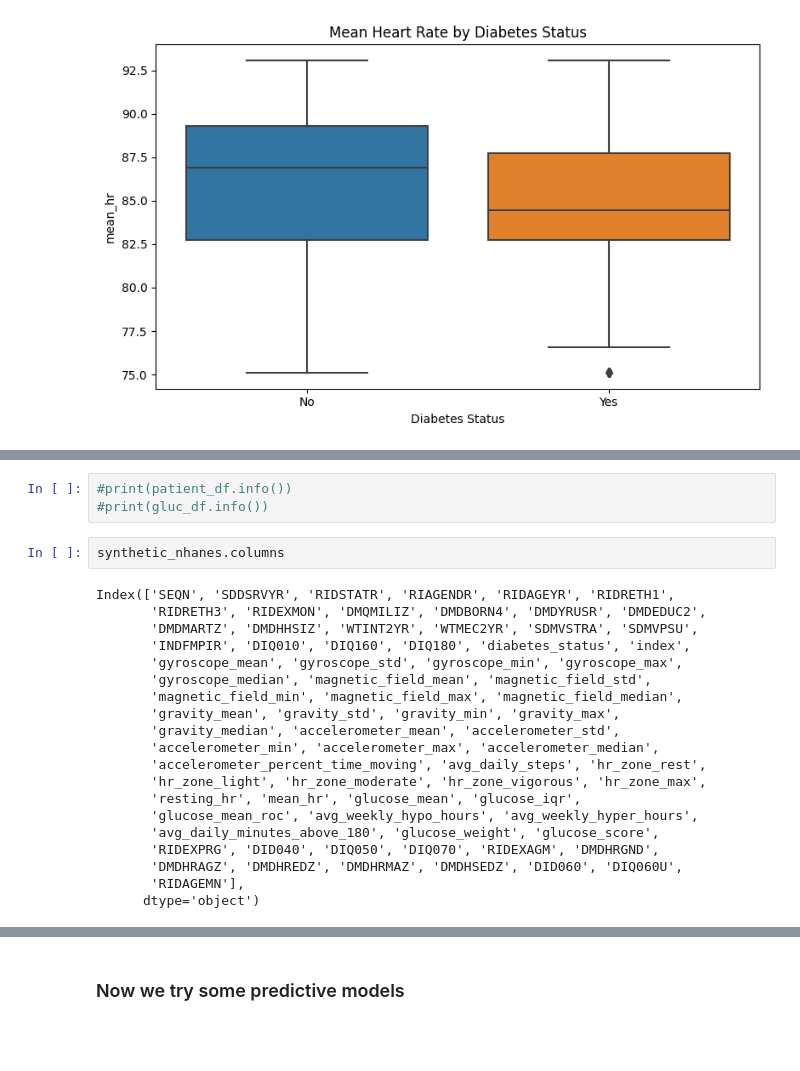
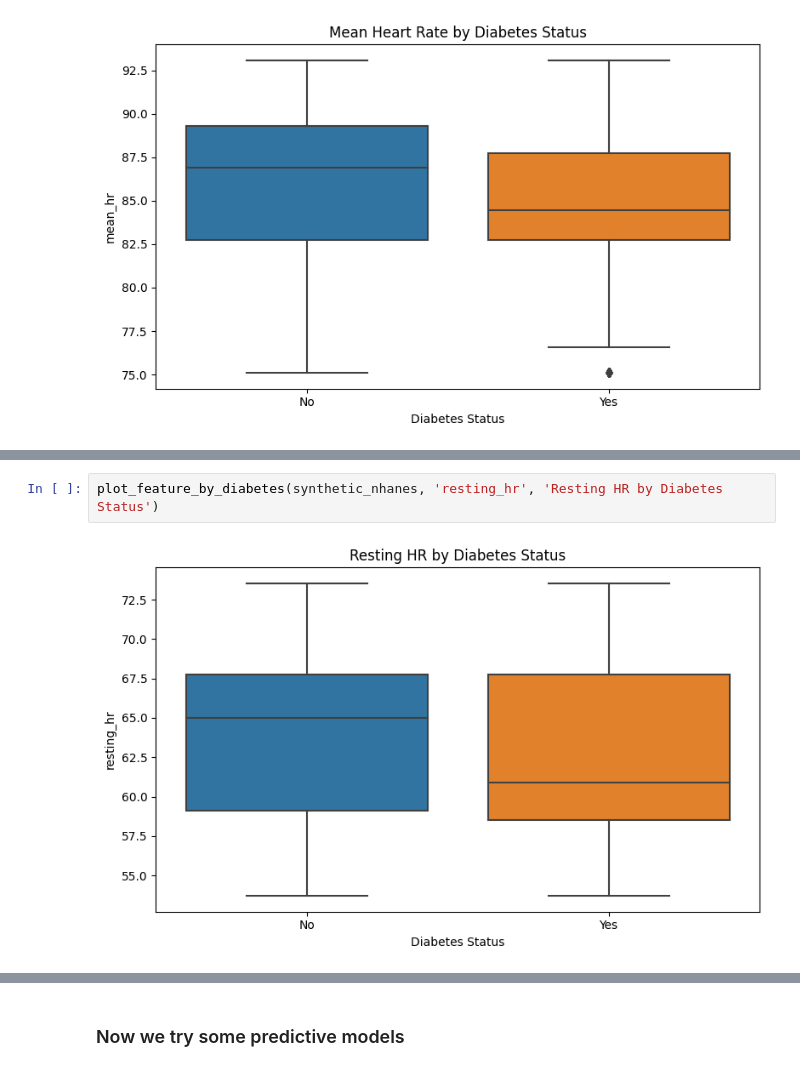
Before and after one commit to willsonr8/CAP4770-Project, a Jupyter notebook: Notebook.ipynb, the cells around one changed output, grey strips where cells are left out. Cells and saved outputs as stored; diff of their text form; blank space fills up the shorter version.

```diff
--- a/Notebook.ipynb
+++ b/Notebook.ipynb
@@ -636,25 +524,4 @@ memory usage: 1.1+ MB
-# %%
-#print(patient_df.info())
-#print(gluc_df.info())
-# %%
-synthetic_nhanes.columns
-# %% [output]
-Index(['SEQN', 'SDDSRVYR', 'RIDSTATR', 'RIAGENDR', 'RIDAGEYR', 'RIDRETH1',
-       'RIDRETH3', 'RIDEXMON', 'DMQMILIZ', 'DMDBORN4', 'DMDYRUSR', 'DMDEDUC2',
-       'DMDMARTZ', 'DMDHHSIZ', 'WTINT2YR', 'WTMEC2YR', 'SDMVSTRA', 'SDMVPSU',
-       'INDFMPIR', 'DIQ010', 'DIQ160', 'DIQ180', 'diabetes_status', 'index',
-       'gyroscope_mean', 'gyroscope_std', 'gyroscope_min', 'gyroscope_max',
-       'gyroscope_median', 'magnetic_field_mean', 'magnetic_field_std',
-       'magnetic_field_min', 'magnetic_field_max', 'magnetic_field_median',
-       'gravity_mean', 'gravity_std', 'gravity_min', 'gravity_max',
-       'gravity_median', 'accelerometer_mean', 'accelerometer_std',
-       'accelerometer_min', 'accelerometer_max', 'accelerometer_median',
-       'accelerometer_percent_time_moving', 'avg_daily_steps', 'hr_zone_rest',
-       'hr_zone_light', 'hr_zone_moderate', 'hr_zone_vigorous', 'hr_zone_max',
-       'resting_hr', 'mean_hr', 'glucose_mean', 'glucose_iqr',
-       'glucose_mean_roc', 'avg_weekly_hypo_hours', 'avg_weekly_hyper_hours',
-       'avg_daily_minutes_above_180', 'glucose_weight', 'glucose_score',
-       'RIDEXPRG', 'DID040', 'DIQ050', 'DIQ070', 'RIDEXAGM', 'DMDHRGND',
-       'DMDHRAGZ', 'DMDHREDZ', 'DMDHRMAZ', 'DMDHSEDZ', 'DID060', 'DIQ060U',
-       'RIDAGEMN'],
-      dtype='object')
+# %%
+plot_feature_by_diabetes(synthetic_nhanes, 'resting_hr', 'Resting HR by Diabetes Status')
+# %% [output]
+[figure, added]
```
Also changed, not shown: parts of 28 cells of this notebook, 4 other files.
